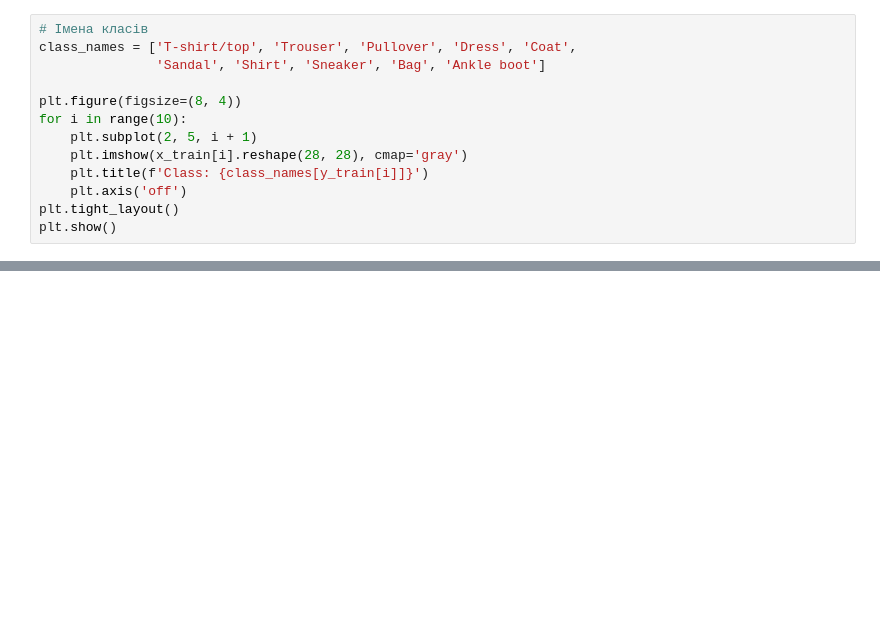
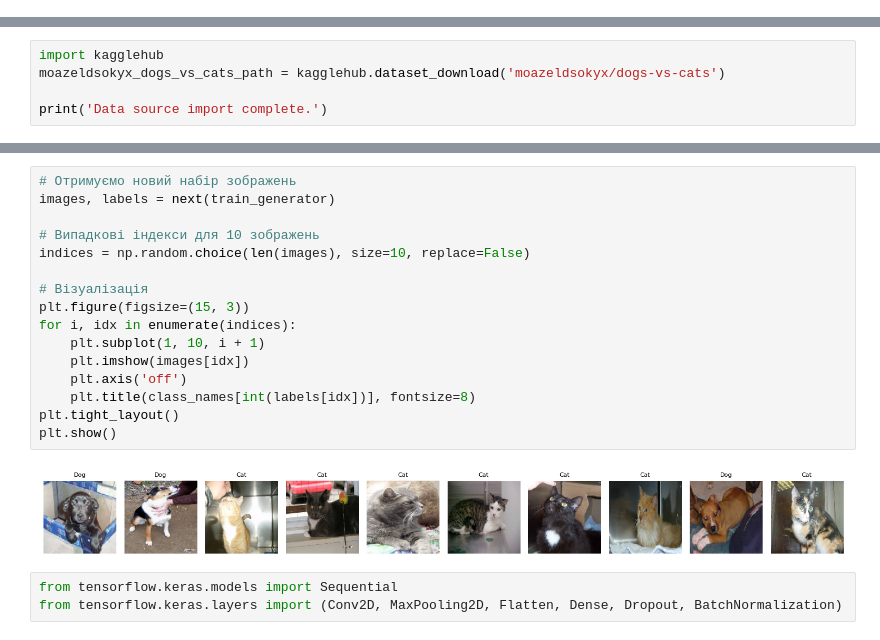
Before and after one commit to bogdanmadryga/Bogdan-Mgit, a Jupyter notebook: lab10.ipynb, the cells around one changed output, grey strips where cells are left out. Saved outputs shown, nothing was run; the diff lists cells and outputs as text; blank space fills up the shorter version.

```diff
--- a/lab10.ipynb
+++ b/lab10.ipynb
@@ -35,13 +2,0 @@ y_test_cat = to_categorical(y_test, 10)
-# %%
-# Імена класів
-class_names = ['T-shirt/top', 'Trouser', 'Pullover', 'Dress', 'Coat',
-               'Sandal', 'Shirt', 'Sneaker', 'Bag', 'Ankle boot']
-
-plt.figure(figsize=(8, 4))
-for i in range(10):
-    plt.subplot(2, 5, i + 1)
-    plt.imshow(x_train[i].reshape(28, 28), cmap='gray')
-    plt.title(f'Class: {class_names[y_train[i]]}')
-    plt.axis('off')
-plt.tight_layout()
-plt.show()
@@ -49,0 +19,5 @@ plt.show()
+# %%
+import kagglehub
+moazeldsokyx_dogs_vs_cats_path = kagglehub.dataset_download('moazeldsokyx/dogs-vs-cats')
+
+print('Data source import complete.')
@@ -50 +73,22 @@ plt.show()
+# %%
+# Отримуємо новий набір зображень
+images, labels = next(train_generator)
+
+# Випадкові індекси для 10 зображень
+indices = np.random.choice(len(images), size=10, replace=False)
+
+# Візуалізація
+plt.figure(figsize=(15, 3))
+for i, idx in enumerate(indices):
+    plt.subplot(1, 10, i + 1)
+    plt.imshow(images[idx])
+    plt.axis('off')
+    plt.title(class_names[int(labels[idx])], fontsize=8)
+plt.tight_layout()
+plt.show()
+# %% [output]
+[figure, added]
+# %%
+from tensorflow.keras.models import Sequential
+from tensorflow.keras.layers import (Conv2D, MaxPooling2D, Flatten, Dense, Dropout, BatchNormalization)
 # %%
```
Also changed, not shown: parts of 19 cells of this notebook.
